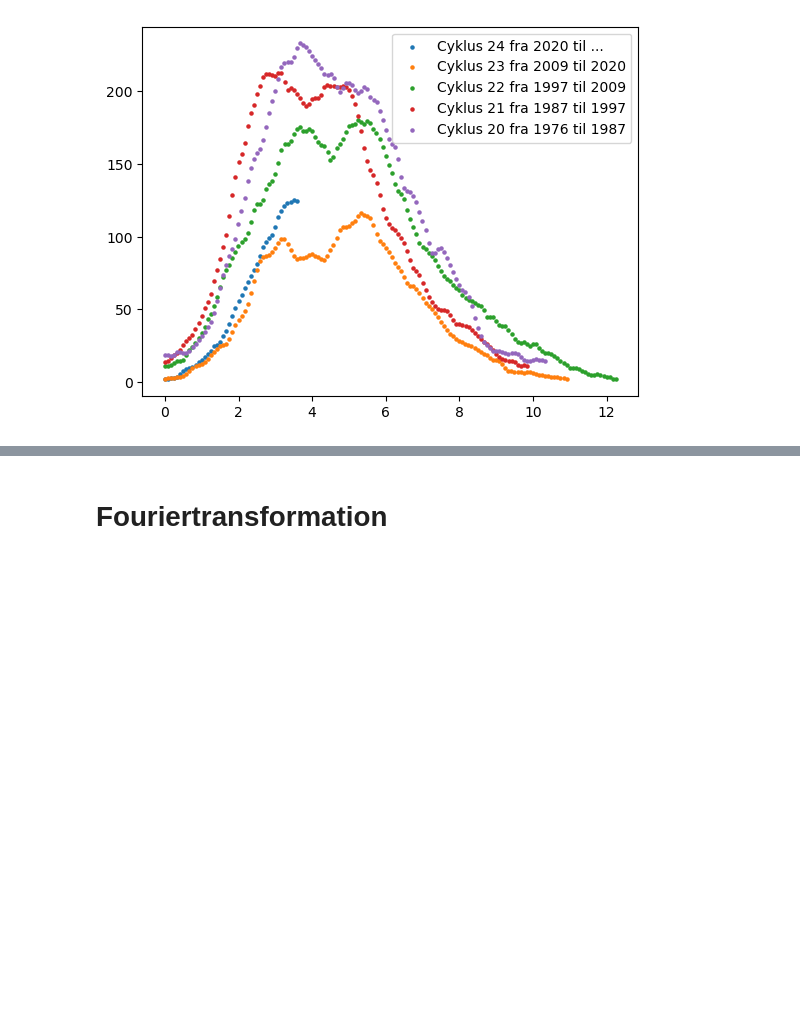
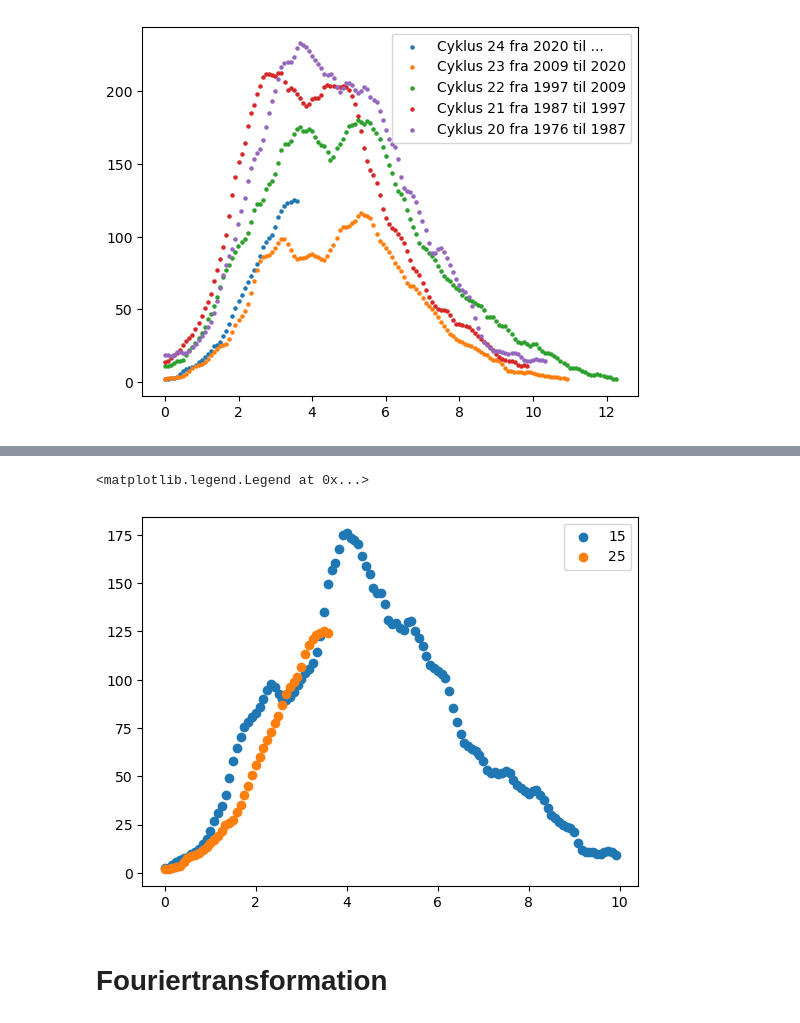
Before and after one commit to Focus9752/Solpletter_projekt, a Jupyter notebook: ok/Solpletanalyse.ipynb, the cells around one changed output, grey strips where cells are left out. Saved outputs shown, nothing was run; the diff lists cells and outputs as text; code cells hidden in the pictures; blank space fills up the shorter version.

```diff
--- a/ok/Solpletanalyse.ipynb
+++ b/ok/Solpletanalyse.ipynb
@@ -197,3 +209,14 @@ plt.legend()
+# %%
+
+plt.scatter(Cykler[14][0]-Cykler[14][0][0],Cykler[14][1], label='15')
+
+plt.scatter(Cykler[24][0]-Cykler[24][0][0],Cykler[24][1], label='25')
+
+#plt.scatter(Cykler[6][0]-Cykler[6][0][0],Cykler[6][1], label='7')
+plt.legend()
+# %% [output]
+<matplotlib.legend.Legend at 0x...>
+[figure, added]
 # %% [markdown]
 # Fouriertransformation
 # %%
```
Also changed, not shown: parts of 1 cell of this notebook.
